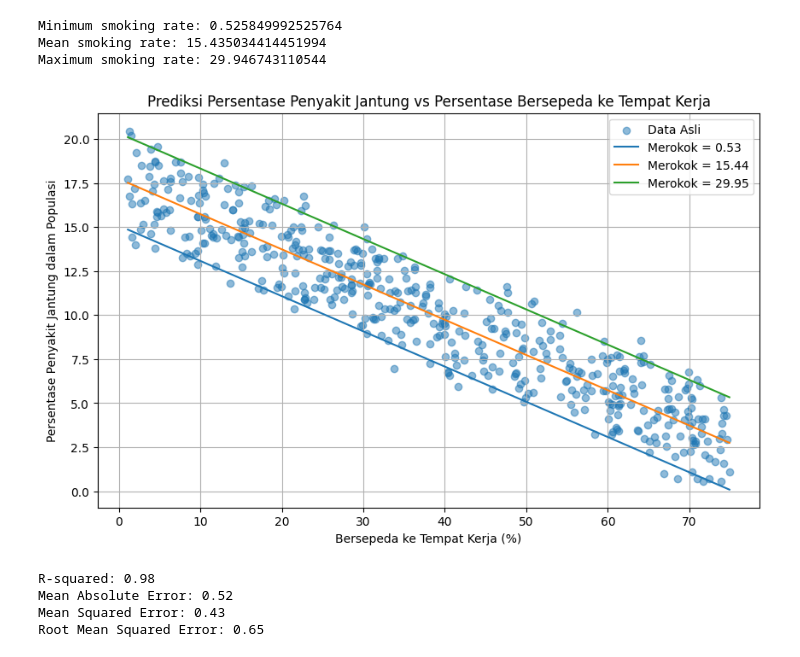
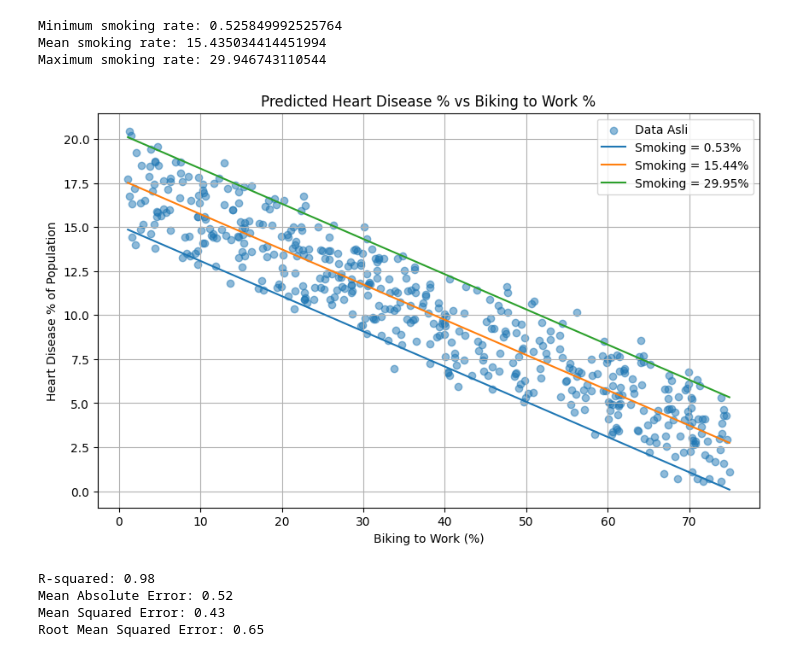
Before and after one commit to lab-kcks/modul-kecerdasan-buatan, a Jupyter notebook: Modul_4/Modul_4_Supervised_Learning.ipynb, the cells around one changed output. Cells and saved outputs as stored; diff of their text form; code cells hidden in the pictures.

```diff
--- a/Modul_4/Modul_4_Supervised_Learning.ipynb
+++ b/Modul_4/Modul_4_Supervised_Learning.ipynb
@@ -49,7 +49,7 @@ from sklearn.metrics import mean_absolute_error, mean_squared_error
 import statsmodels.api as sm
 
 # Load data
-income_data = pd.read_csv('https://raw.githubusercontent.com/naadimpra/kebutuhanPraktikumAI/main/income.data.csv')
+income_data = pd.read_csv('Datasets/income.data.csv')
 # %%
 income_data.head()
 # %% [output]
@@ -191,7 +191,7 @@ import matplotlib.pyplot as plt
 import numpy as np
 
 # Load the data
-url = 'https://raw.githubusercontent.com/naadimpra/kebutuhanPraktikumAI/main/heart.data.csv'
+url = 'Datasets/heart.data.csv'
 heart_data = pd.read_csv(url)
 # %%
 heart_data.head()
@@ -252,34 +252,34 @@ Maximum smoking rate: 29.946743110544
 # %%
 # Tentukan rentang value bersepeda untuk sumbu x
 biking_percentages = np.linspace(heart_data['biking'].min(), heart_data['biking'].max(), 100)
 
 # Buat gambar dan sumbu
 fig, ax = plt.subplots(figsize=(10, 6))
 
 # Scatter plot untuk data asli
 ax.scatter(heart_data['biking'], heart_data['heart.disease'], alpha=0.5, label='Data Asli')
 
 # Gambarkan garis untuk setiap value merokok
 for smoking_percentage in [0.53, 15.44, 29.95]:
     # Buat DataFrame dengan value bersepeda dan value merokok yang konstan
     input_data = pd.DataFrame({'const': 1, 'biking': biking_percentages, 'smoking': smoking_percentage})
     # Pastikan kolom-kolom dalam urutan yang benar
     input_data = input_data[['const', 'biking', 'smoking']]
     # Dapatkan value penyakit jantung yang diprediksi
     predicted_heart_disease = model.predict(input_data)
-    ax.plot(biking_percentages, predicted_heart_disease, label=f'Merokok = {smoking_percentage}')
+    ax.plot(biking_percentages, predicted_heart_disease, label=f'Smoking = {smoking_percentage}%')
 
 # Beri label pada sumbu dan tambahkan legenda
-ax.set_xlabel('Bersepeda ke Tempat Kerja (%)')
-ax.set_ylabel('Persentase Penyakit Jantung dalam Populasi')
+ax.set_xlabel('Biking to Work (%)')
+ax.set_ylabel('Heart Disease % of Population')
 ax.legend()
 ax.grid(True)
-ax.set_title('Prediksi Persentase Penyakit Jantung vs Persentase Bersepeda ke Tempat Kerja')
+ax.set_title('Predicted Heart Disease % vs Biking to Work %')
 
 # Tampilkan plot
 plt.show()
 # %% [output]
-[figure, old version]
+[figure, new version]
 # %%
 from sklearn.metrics import mean_absolute_error, mean_squared_error
 
```
Also changed, not shown: parts of 10 cells of this notebook.
